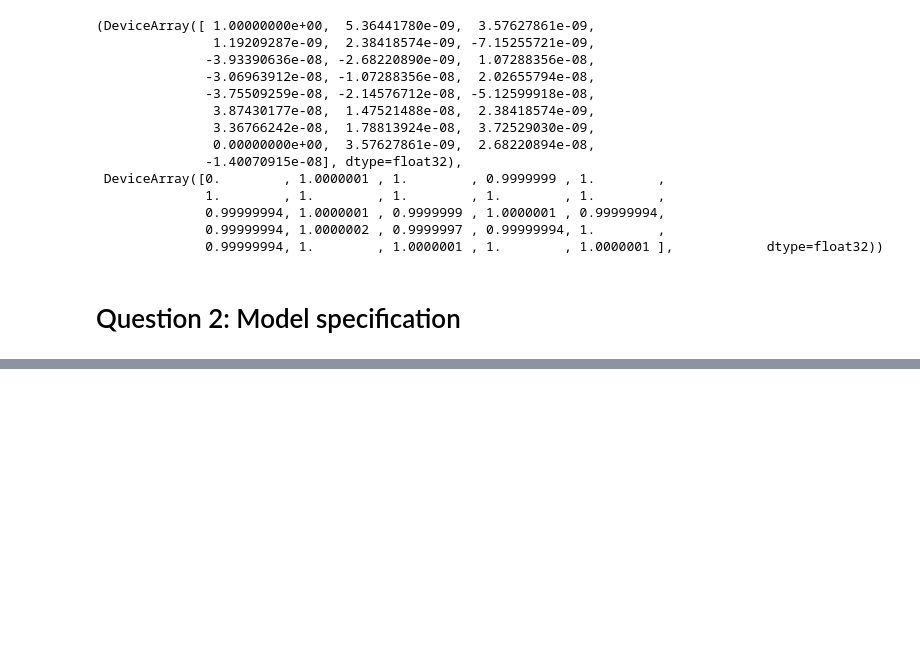
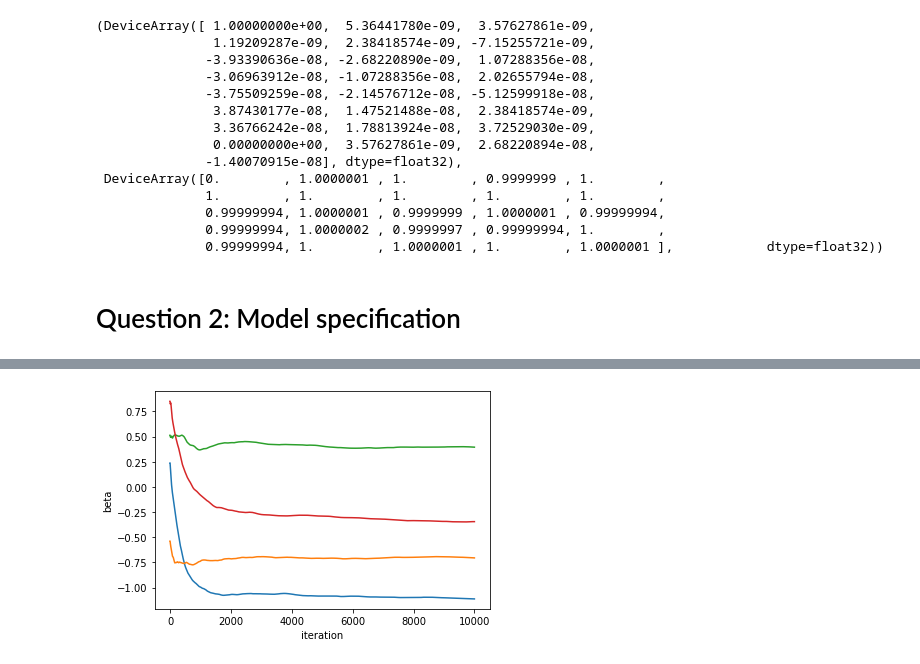
Before and after one commit to vincentwi/school, a Jupyter notebook: spring22/T3/Models ands Simulations/Project 1-20220518/Project1-Vincent.ipynb, the cells around one changed output, grey strips where cells are left out. Drawn from its saved outputs; the diff is of its cells as text; code cells hidden in the pictures; blank space fills up the shorter version.

```diff
--- a/spring22/T3/Models ands Simulations/Project 1-20220518/Project1-Vincent.ipynb
+++ b/spring22/T3/Models ands Simulations/Project 1-20220518/Project1-Vincent.ipynb
@@ -188,0 +274,12 @@ def gradlogdensity(beta):
+# %%
+iteration = np.arange(1,N+1)
+plt.figure()
+plt.plot(iteration, np.cumsum(store_beta[:,0])/iteration)
+plt.plot(iteration, np.cumsum(store_beta[:,1])/iteration)
+plt.plot(iteration, np.cumsum(store_beta[:,2])/iteration)
+plt.plot(iteration, np.cumsum(store_beta[:,3])/iteration)
+plt.xlabel('iteration')
+plt.ylabel('beta')
+plt.show()
+# %% [output]
+[figure, added]
```
Also changed, not shown: parts of 31 cells of this notebook.
